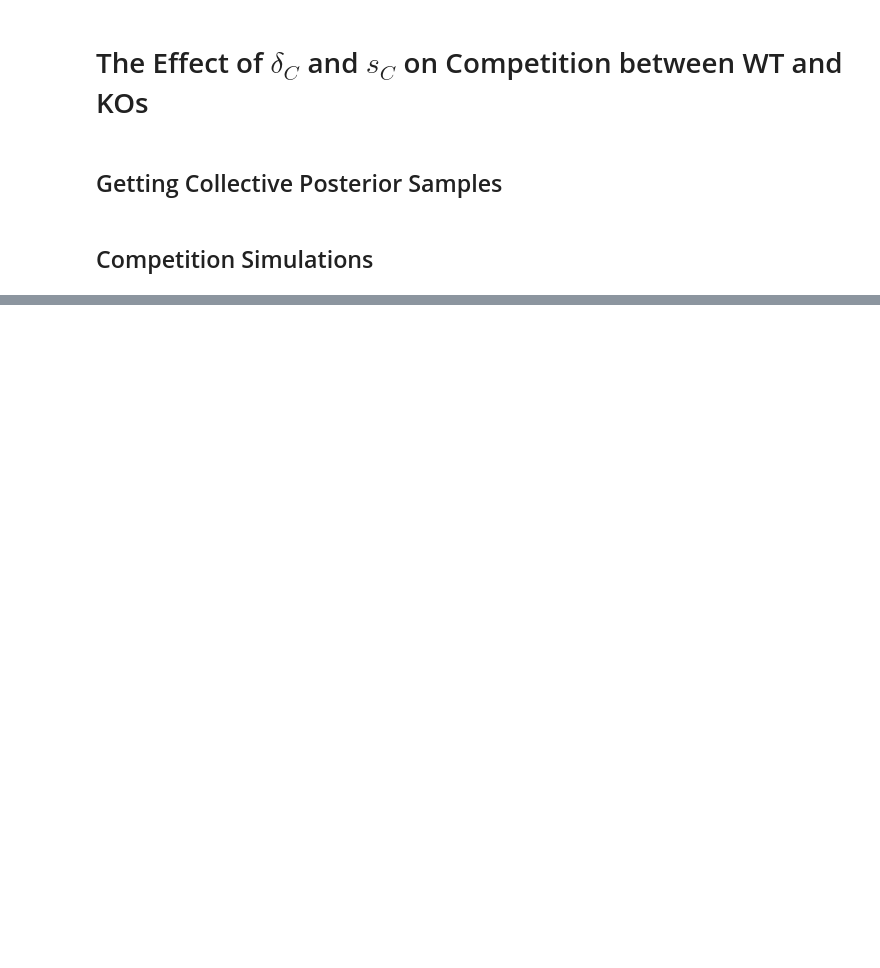
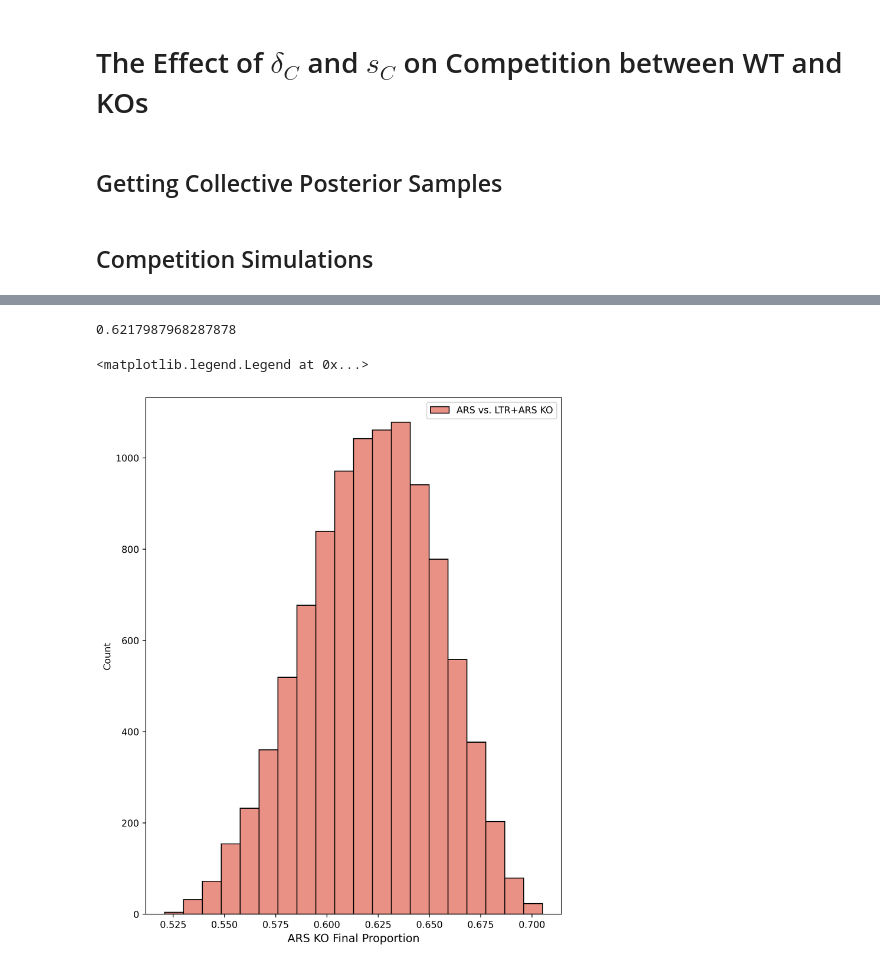
Before and after one commit to yoavram-lab/chuong_et_al, a Jupyter notebook: Competition.ipynb, the cells around one changed output, grey strips where cells are left out. Drawn from its saved outputs; the diff is of its cells as text; code cells hidden in the pictures; blank space fills up the shorter version.

```diff
--- a/Competition.ipynb
+++ b/Competition.ipynb
@@ -89,0 +100,11 @@ Text(0, 0.5, '')
+# %%
+# ARS vs LTR+ARS
+fig, ax = plt.subplots(figsize=(8,10))
+ars_final_prop = competition_estimation('ars', 'all')
+hst(ars_final_prop, color=rep_colors['ars'], label='ARS vs. LTR+ARS KO', bins=20, ax=ax)
+ax.set_xlabel('ARS KO Final Proportion', fontsize=12)
+ax.legend()
+# %% [output]
+0.6217987968287878
+<matplotlib.legend.Legend at 0x...>
+[figure, added]
```
Also changed, not shown: parts of 2 cells of this notebook.
